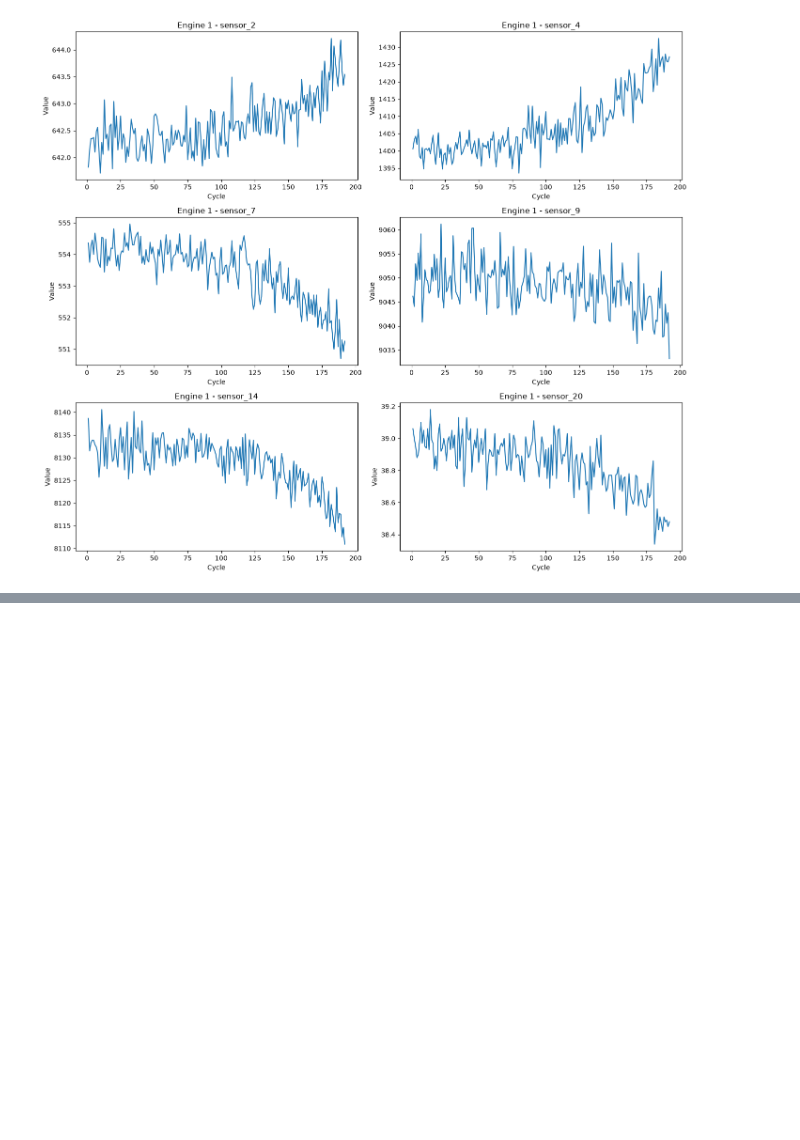
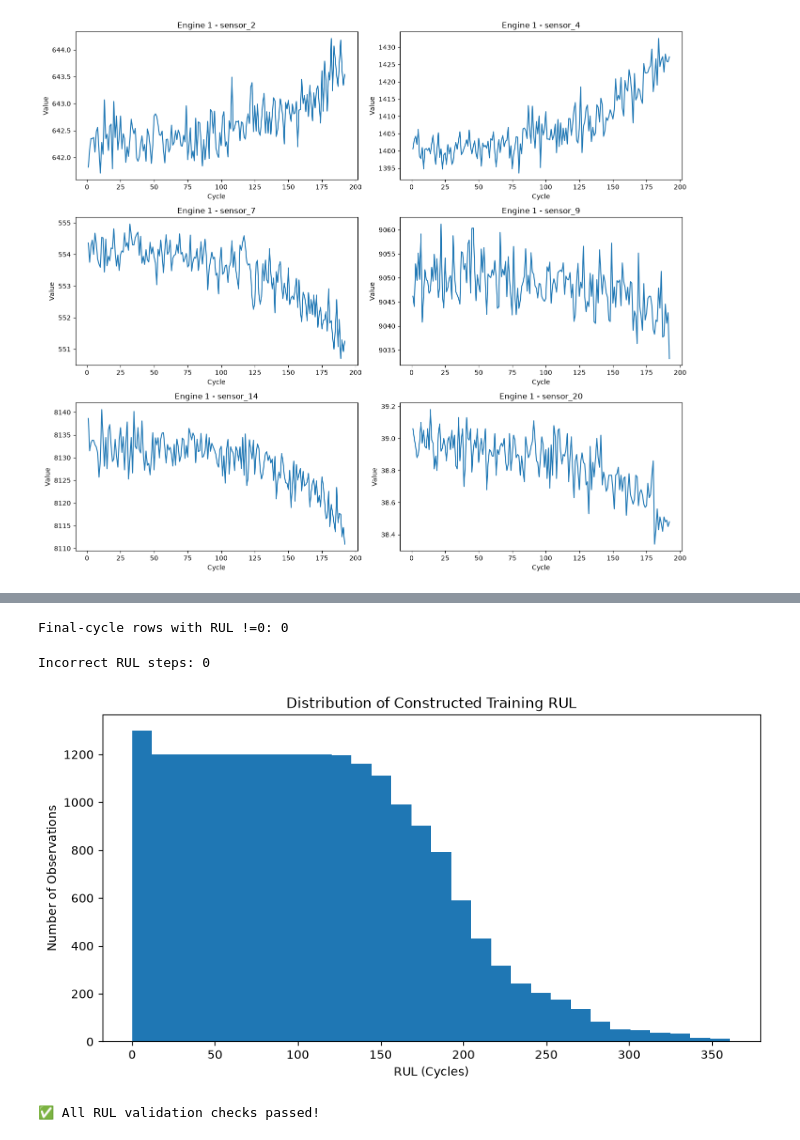
Before and after one commit to Bhav-creator452/predictive-maintenance-analyzer, a Jupyter notebook: notebooks/01_data_understanding.ipynb, the cells around one changed output, grey strips where cells are left out. Cells and saved outputs as stored; diff of their text form; code cells hidden in the pictures; blank space fills up the shorter version.

Commit message:
feat: complete RUL target construction

```diff
--- a/notebooks/01_data_understanding.ipynb
+++ b/notebooks/01_data_understanding.ipynb
@@ -275,0 +416,8 @@ plt.show()
+# %%
+train_df = train_df.merge(
+    max_cycles,
+    on="engine_id",
+    how="left"
+)
+
+train_df.head()
@@ -275,0 +451,2 @@ plt.show()
+# %%
+train_df["RUL"] = train_df["max_cycle"] - train_df["cycle"]
@@ -275,0 +502,42 @@ plt.show()
+# %%
+print("Final-cycle rows with RUL !=0:",
+      (final_cycles["RUL"] !=0).sum())
+# %% [output]
+Final-cycle rows with RUL !=0: 0
+# %%
+train_sorted = train_df.sort_values(
+    ["engine_id", "cycle"]
+)
+
+rul_step=(
+    train_sorted.groupby("engine_id")["RUL"]
+    .diff()
+    .dropna()
+)
+
+print("Incorrect RUL steps:", (rul_step != -1).sum())
+# %% [output]
+Incorrect RUL steps: 0
+# %%
+plt.figure(figsize=(10, 5))
+
+plt.hist(train_df["RUL"], bins=30)
+
+plt.xlabel("RUL (Cycles)")
+plt.ylabel("Number of Observations")
+plt.title("Distribution of Constructed Training RUL")
+
+plt.show()
+# %% [output]
+[figure, added]
+# %%
+# Final RUL target validation
+assert train_df["RUL"].min() == 0
+assert train_df["RUL"].max() == 361
+assert (train_df["RUL"]<0).sum() == 0
+assert (final_cycles["RUL"] !=0).sum() == 0
+assert (rul_step !=-1).sum() == 0
+
+print("✅ All RUL validation checks passed!")
+# %% [output]
+✅ All RUL validation checks passed!
```
Also changed, not shown: parts of 21 cells of this notebook, 1 other file.
